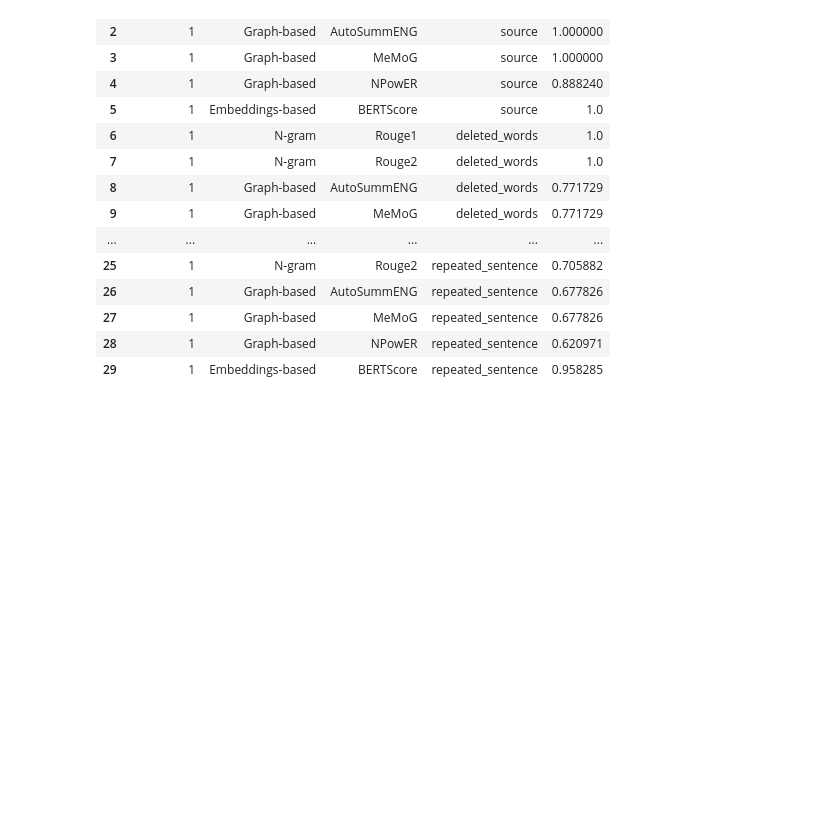
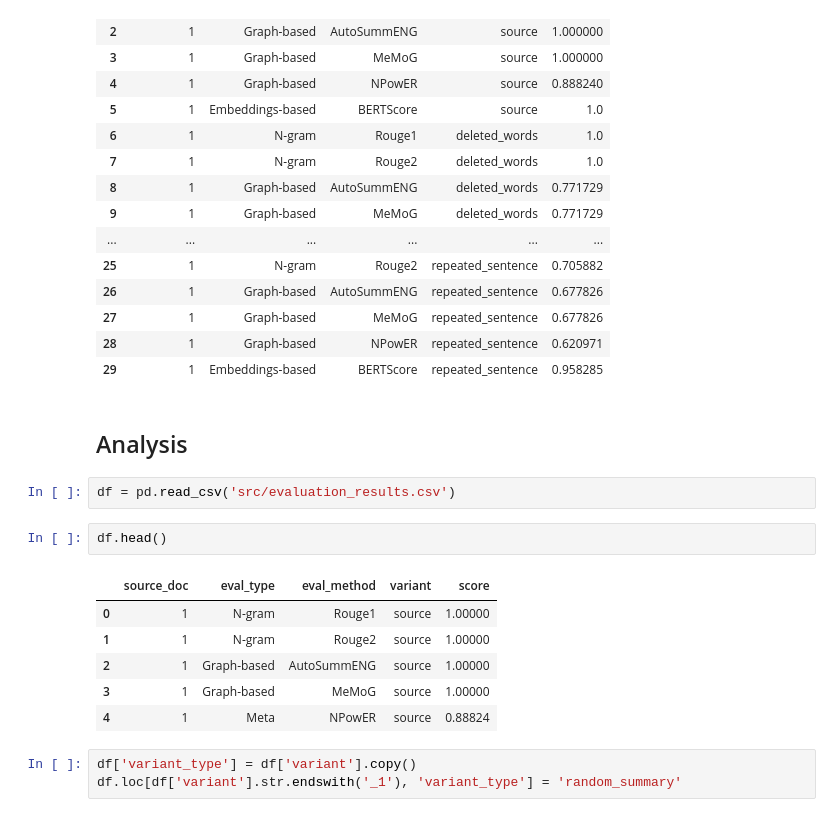
Before and after one commit to stefsyrsiri/financial-summarization-meta-evaluation, a Jupyter notebook: evaluators_comparison.ipynb, the cells around one changed output. Cells and saved outputs as stored; diff of their text form; blank space fills up the shorter version.

```diff
--- a/evaluators_comparison.ipynb
+++ b/evaluators_comparison.ipynb
@@ -555,3 +555,19 @@ df.head(30)
 | 27 | 1 | Graph-based | MeMoG | repeated_sentence | 0.677826 |
 | 28 | 1 | Graph-based | NPowER | repeated_sentence | 0.620971 |
 | 29 | 1 | Embeddings-based | BERTScore | repeated_sentence | 0.958285 |
+# %% [markdown]
+## Analysis
+# %%
+df = pd.read_csv('src/evaluation_results.csv')
+# %%
+df.head()
+# %% [output]
+|  | source_doc | eval_type | eval_method | variant | score |
+| 0 | 1 | N-gram | Rouge1 | source | 1.00000 |
+| 1 | 1 | N-gram | Rouge2 | source | 1.00000 |
+| 2 | 1 | Graph-based | AutoSummENG | source | 1.00000 |
+| 3 | 1 | Graph-based | MeMoG | source | 1.00000 |
+| 4 | 1 | Meta | NPowER | source | 0.88824 |
+# %%
+df['variant_type'] = df['variant'].copy()
+df.loc[df['variant'].str.endswith('_1'), 'variant_type'] = 'random_summary'
```
Also changed, not shown: parts of 5 cells of this notebook, 2 other files.
